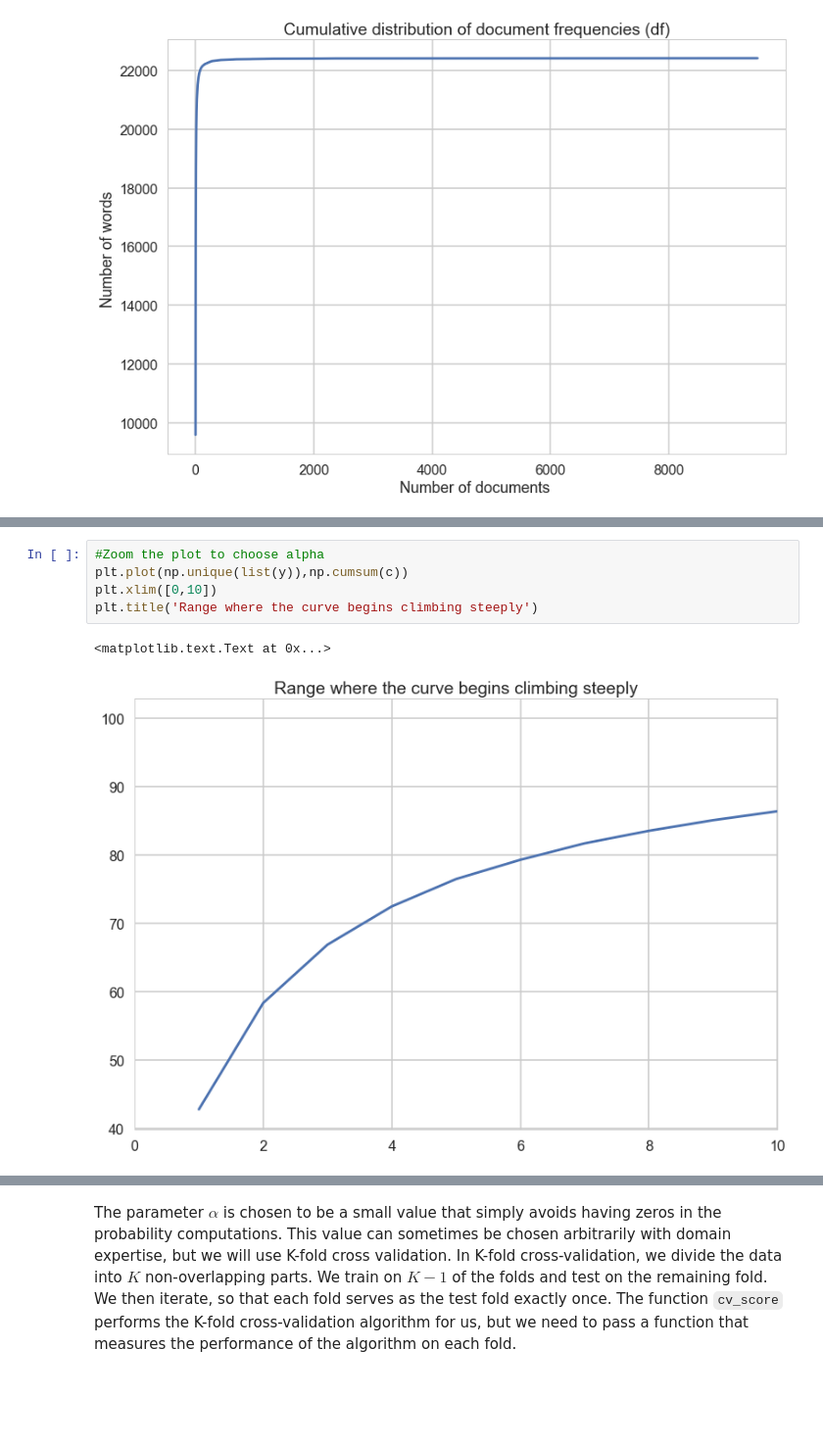
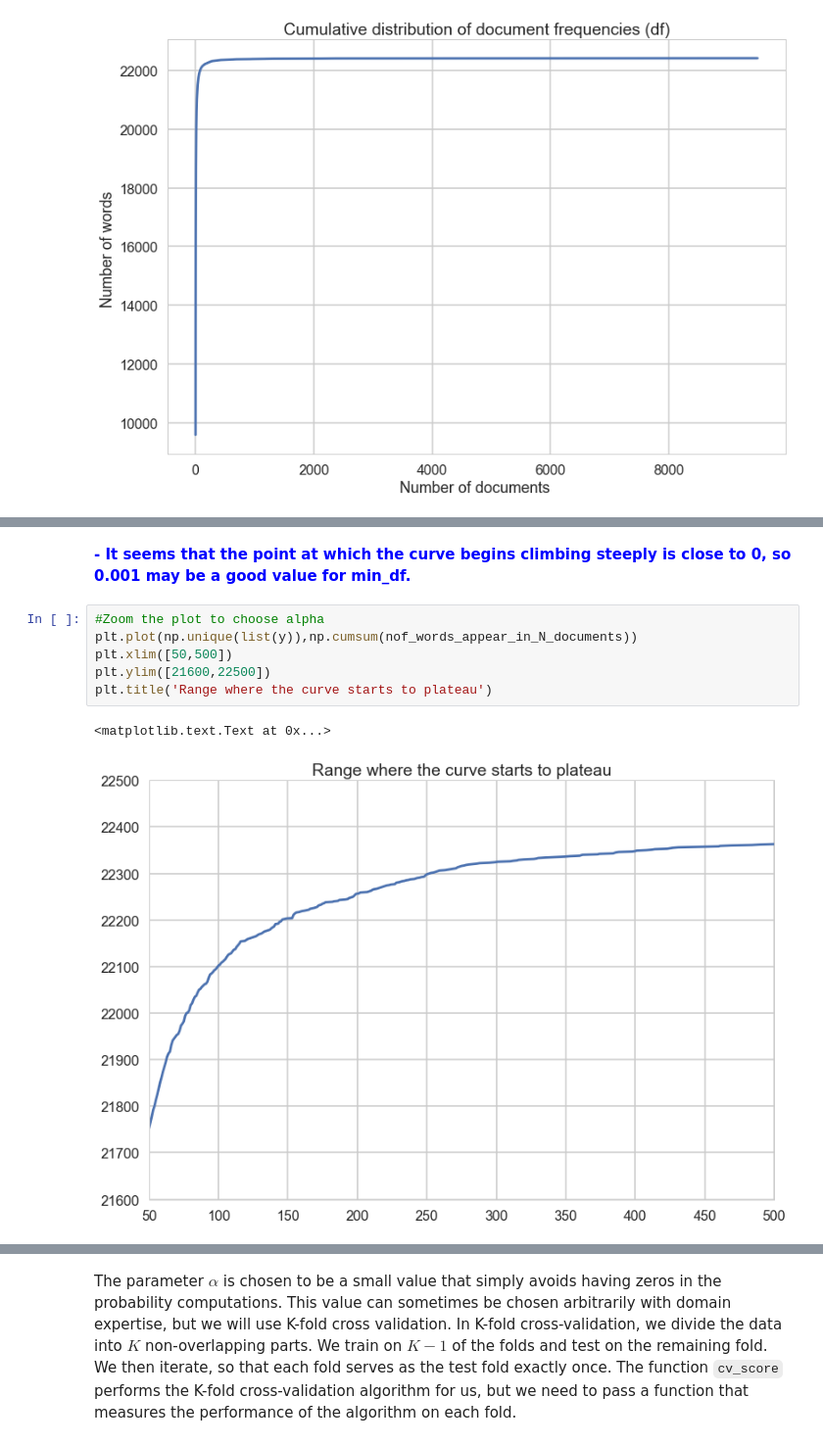
Before and after one commit to andrealaruelo/Bayes, a Jupyter notebook: Mini_Project_Naive_Bayes.ipynb, the cells around one changed output, grey strips where cells are left out. Shown: that part at 98% size. Drawn from its saved outputs; the diff is of its cells as text; blank space fills up the shorter version.

```diff
--- a/Mini_Project_Naive_Bayes.ipynb
+++ b/Mini_Project_Naive_Bayes.ipynb
@@ -361,9 +356,12 @@ plt.ylabel('Percentage of words ')
+# %% [markdown]
+<font color='blue'>**- It seems that the point at which the curve begins climbing steeply is close to 0, so 0.001 may be a good value for min_df.**</font>
 # %%
 #Zoom the plot to choose alpha
-plt.plot(np.unique(list(y)),np.cumsum(c))
-plt.xlim([0,10])
-plt.title('Range where the curve begins climbing steeply')
+plt.plot(np.unique(list(y)),np.cumsum(nof_words_appear_in_N_documents))
+plt.xlim([50,500])
+plt.ylim([21600,22500])
+plt.title('Range where the curve starts to plateau')
 # %% [output]
 <matplotlib.text.Text at 0x...>
-[figure, old version]
+[figure, new version]
 # %% [markdown]
```
Also changed, not shown: parts of 31 cells of this notebook.
